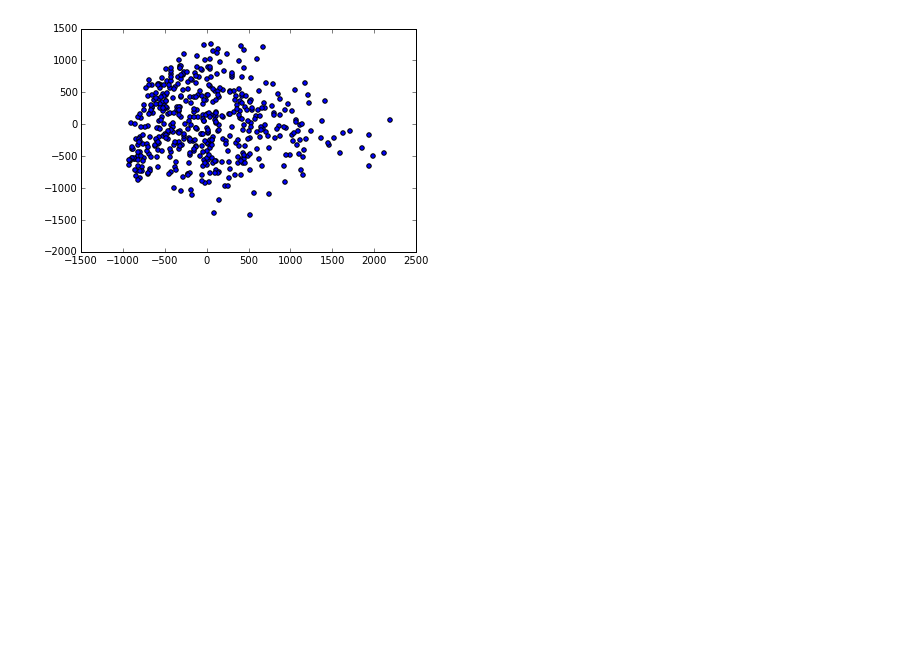
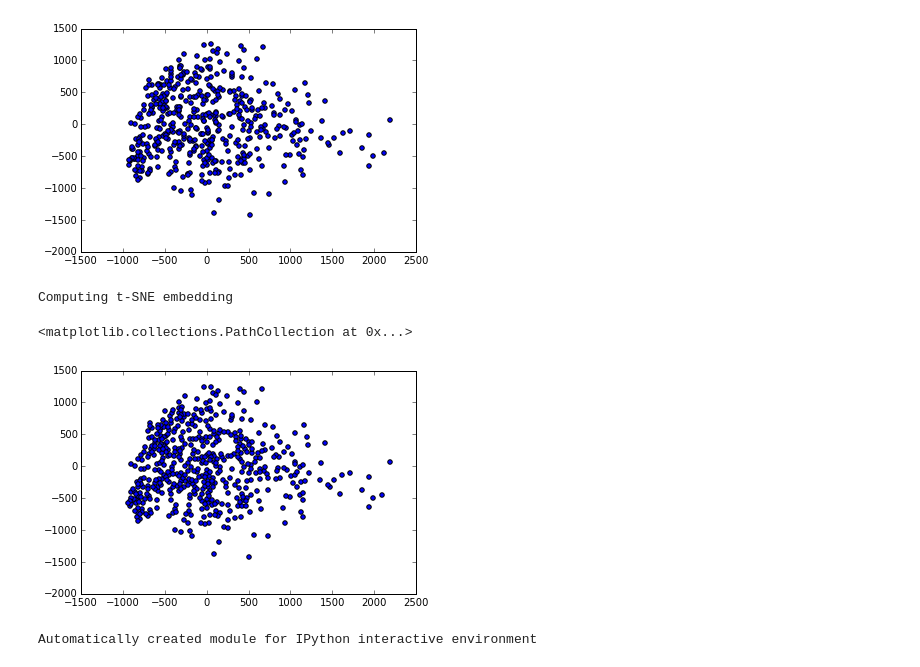
Before and after one commit to yeehanchan/SignalProcessing, a Jupyter notebook: HW3/HW3.ipynb, the cells around one changed output. Drawn from its saved outputs; the diff is of its cells as text; code cells hidden in the pictures; blank space fills up the shorter version.

```diff
--- a/HW3/HW3.ipynb
+++ b/HW3/HW3.ipynb
@@ -206,3 +253,62 @@ plt.scatter(kreduced[:,0],kreduced[:,1])
 # %%
 np.savetxt("train_500.txt",train)
 np.savetxt("label_500.txt",label)
+# %%
+from time import time
+print("Computing t-SNE embedding")
+tsne = TSNE(n_components=2, init='pca', random_state=0)
+t0 = time()
+treduced = tsne.fit_transform(train)
+plt.scatter(treduced[:,0],treduced[:,1])
+# %% [output]
+Computing t-SNE embedding
+<matplotlib.collections.PathCollection at 0x...>
+[figure, added]
+# %%
+print(__doc__)
+from time import time
+
+import numpy as np
+import matplotlib.pyplot as plt
+from matplotlib import offsetbox
+from sklearn import (manifold, datasets, decomposition, ensemble,
+                     random_projection)
+
+digits = datasets.load_digits(n_class=6)
+X = digits.data
+y = digits.target
+n_samples, n_features = X.shape
+n_neighbors = 30
+
+
+#----------------------------------------------------------------------
+# Scale and visualize the embedding vectors
+def plot_embedding(X, title=None):
+    x_min, x_max = np.min(X, 0), np.max(X, 0)
+    X = (X - x_min) / (x_max - x_min)
+
+    plt.figure()
+    ax = plt.subplot(111)
+    for i in range(X.shape[0]):
+        plt.text(X[i, 0], X[i, 1], str(digits.target[i]),
+                 color=plt.cm.Set1(y[i] / 10.),
+                 fontdict={'weight': 'bold', 'size': 9})
+
+    if hasattr(offsetbox, 'AnnotationBbox'):
+        # only print thumbnails with matplotlib > 1.0
+        shown_images = np.array([[1., 1.]])  # just something big
+        for i in range(digits.data.shape[0]):
+            dist = np.sum((X[i] - shown_images) ** 2, 1)
+            if np.min(dist) < 4e-3:
+                # don't show points that are too close
+                continue
+            shown_images = np.r_[shown_images, [X[i]]]
+            imagebox = offsetbox.AnnotationBbox(
+                offsetbox.OffsetImage(digits.images[i], cmap=plt.cm.gray_r),
+                X[i])
+            ax.add_artist(imagebox)
+    plt.xticks([]), plt.yticks([])
+    if title is not None:
+        plt.title(title)
+# %% [output]
+Automatically created module for IPython interactive environment
```
Also changed, not shown: parts of 7 cells of this notebook.
